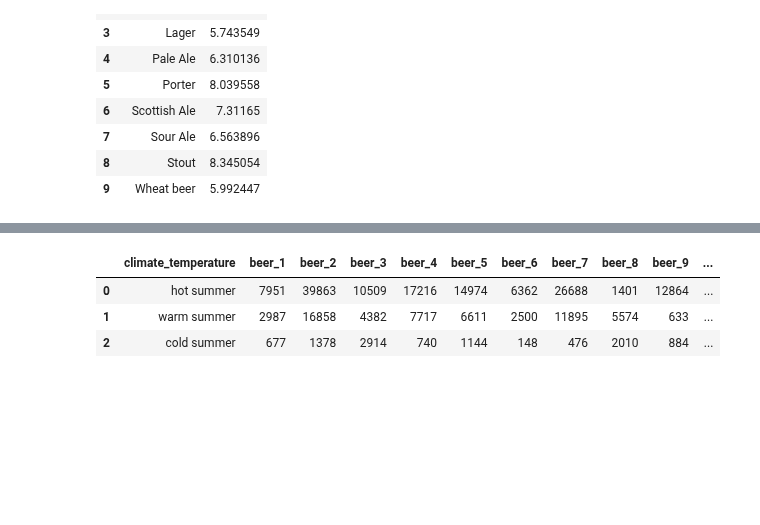
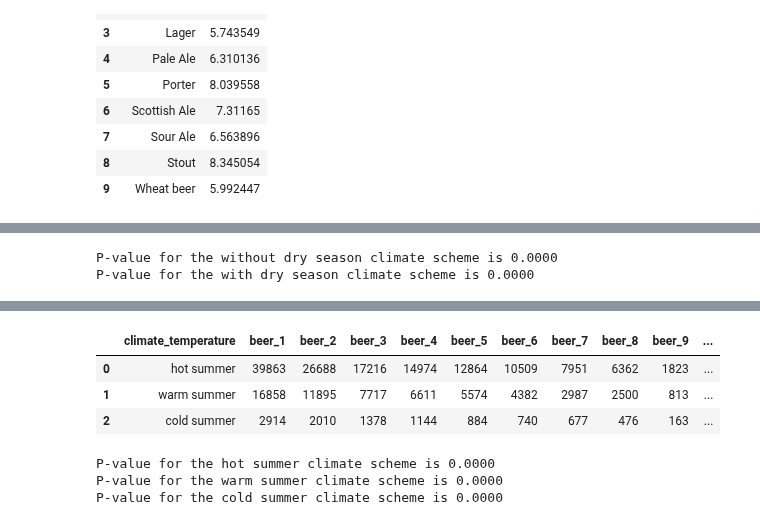
Before and after one commit to epfl-ada/ada-2023-project-riskybiscuits, a Jupyter notebook: styles_analysis.ipynb, the cells around one changed output, grey strips where cells are left out. Cells and saved outputs as stored; diff of their text form; code cells hidden in the pictures; blank space fills up the shorter version.

```diff
--- a/styles_analysis.ipynb
+++ b/styles_analysis.ipynb
@@ -197,14 +223,10 @@ plt.show()
 # %%
-# Let's try to do a chi2 test on overall score and general_style for reviews in Csa
+# For each climate, performe a chi2 test on the overall rating and the general style
 # H0: the two variables are independent
-# Repeat for all climates
-data_to_test = us_users_ratings[us_users_ratings['climate']=='Csa'][['overall', 'general_style']]
 
-# create a contingency table
-contingency_table = pd.crosstab(data_to_test['overall'], data_to_test['general_style'])
-
-# run the chi2 test
-chi2, p, dof, expected = stats.chi2_contingency(contingency_table)
-
-print("P-value is {}".format(p))
+for climate in us_users_ratings['climate'].unique():
+    data_to_test = us_users_ratings[us_users_ratings['climate']==climate][['overall', 'general_style']]
+    contingency_table = pd.crosstab(data_to_test['overall'], data_to_test['general_style'])
+    chi2, p, dof, expected = stats.chi2_contingency(contingency_table)
+    print("P-value for the {} climate is {:.5f}".format(climate, p))
 # %% [output]
@@ -273,5 +295,6 @@ Shape after filtering: (210158, 35)
 # %%
 # Can be useful
+us_abv_ratings = us_users_ratings.copy()
 abv_averge_per_beer_type = us_abv_ratings.groupby(['general_style'])['abv'].mean().reset_index()
 abv_averge_per_beer_type.head(10)
 # %% [output]
@@ -337,10 +360,7 @@ amount_reviews_per_climate_scheme = pd.DataFrame(columns=columns)
 for climate_scheme in us_abv_ratings['climate_scheme'].unique():
     row = [climate_scheme] + list(us_abv_ratings[us_abv_ratings['climate_scheme']==climate_scheme].groupby(['general_style'])['overall'].mean().sort_values(ascending=False).reset_index()['general_style'].values[:10])
     best_beers_per_climate_scheme.loc[len(best_beers_per_climate_scheme)] = row
-
-    num_reviews = us_abv_ratings[us_abv_ratings['climate_scheme']==climate_scheme]["general_style"].value_counts()
-    num_reviews = num_reviews[best_beers_per_climate_scheme.loc[len(best_beers_per_climate_scheme)-1][1:]]
-    amount_reviews_per_climate_scheme.loc[len(amount_reviews_per_climate_scheme)] = [climate_scheme] + list(num_reviews)
+    amount_reviews_per_climate_scheme.loc[len(amount_reviews_per_climate_scheme)] = [climate_scheme] + list(us_abv_ratings[us_abv_ratings['climate_scheme']==climate_scheme].groupby(['general_style'])['overall'].count().sort_values(ascending=False).reset_index()['overall'].values[:10])
 
 display(best_beers_per_climate_scheme)
 display(amount_reviews_per_climate_scheme)
@@ -363,10 +395,7 @@ amount_reviews_per_climate_precipitation = pd.DataFrame(columns=columns)
 for climate_precipitation in us_abv_ratings['climate_precipitation'].unique():
     row = [climate_precipitation] + list(us_abv_ratings[us_abv_ratings['climate_precipitation']==climate_precipitation].groupby(['general_style'])['overall'].mean().sort_values(ascending=False).reset_index()['general_style'].values[:10])
     best_beers_per_climate_precipitation.loc[len(best_beers_per_climate_precipitation)] = row
-
-    num_reviews = us_abv_ratings[us_abv_ratings['climate_precipitation']==climate_precipitation]["general_style"].value_counts()
-    num_reviews = num_reviews[best_beers_per_climate_precipitation.loc[len(best_beers_per_climate_precipitation)-1][1:]]
-    amount_reviews_per_climate_precipitation.loc[len(amount_reviews_per_climate_precipitation)] = [climate_precipitation] + list(num_reviews)
+    amount_reviews_per_climate_precipitation.loc[len(amount_reviews_per_climate_precipitation)] = [climate_precipitation] + list(us_abv_ratings[us_abv_ratings['climate_precipitation']==climate_precipitation].groupby(['general_style'])['overall'].count().sort_values(ascending=False).reset_index()['overall'].values[:10])
 
 display(best_beers_per_climate_precipitation)
 display(amount_reviews_per_climate_precipitation)
@@ -380,26 +409,34 @@ display(amount_reviews_per_climate_precipitation)
+# %%
+# For each climate precipitation, performe a chi2 test on the overall rating and the general style
+
+for climate_precipitation in us_abv_ratings['climate_precipitation'].unique():
+    data_to_test = us_abv_ratings[us_abv_ratings['climate_precipitation']==climate_precipitation][['overall', 'general_style']]
+    contingency_table = pd.crosstab(data_to_test['overall'], data_to_test['general_style'])
+    chi2, p, dof, expected = stats.chi2_contingency(contingency_table)
+    print("P-value for the {} climate scheme is {:.4f}".format(climate_precipitation, p))
+# %% [output]
+P-value for the without dry season climate scheme is 0.0000
+P-value for the with dry season climate scheme is 0.0000
 # %%
 # Now let's analyse the temperature of the climate and the overall rating
 columns = ['climate_temperature'] + ["beer_" + str(i) for i in range(1, 11)]
 
 best_beers_per_climate_temperature = pd.DataFrame(columns=columns)
 amount_reviews_per_climate_temperature = pd.DataFrame(columns=columns)
 
 for climate_temperature in us_abv_ratings['climate_temperature'].unique():
     row = [climate_temperature] + list(us_abv_ratings[us_abv_ratings['climate_temperature']==climate_temperature].groupby(['general_style'])['overall'].mean().sort_values(ascending=False).reset_index()['general_style'].values[:10])
     best_beers_per_climate_temperature.loc[len(best_beers_per_climate_temperature)] = row
-
-    num_reviews = us_abv_ratings[us_abv_ratings['climate_temperature']==climate_temperature]["general_style"].value_counts()
-    num_reviews = num_reviews[best_beers_per_climate_temperature.loc[len(best_beers_per_climate_temperature)-1][1:]]
-    amount_reviews_per_climate_temperature.loc[len(amount_reviews_per_climate_temperature)] = [climate_temperature] + list(num_reviews.values)
+    amount_reviews_per_climate_temperature.loc[len(amount_reviews_per_climate_temperature)] = [climate_temperature] + list(us_abv_ratings[us_abv_ratings['climate_temperature']==climate_temperature].groupby(['general_style'])['overall'].count().sort_values(ascending=False).reset_index()['overall'].values[:10])
 
 display(best_beers_per_climate_temperature)
 display(amount_reviews_per_climate_temperature)
 # %% [output]
 |  | climate_temperature | beer_1 | beer_2 | beer_3 | beer_4 | beer_5 | beer_6 | beer_7 | beer_8 | beer_9 | ... |
 | 0 | hot summer | Sour Ale | IPA | Stout | Brown Ale | Porter | Wheat beer | Pale Ale | Scottish Ale | Lager | ... |
 | 1 | warm summer | Sour Ale | IPA | Stout | Brown Ale | Porter | Wheat beer | Pale Ale | Lager | Scottish Ale | ... |
 | 2 | cold summer | Sour Ale | Brown Ale | IPA | Stout | Porter | Scottish Ale | Wheat beer | Pale Ale | Lager | ... |
 |  | climate_temperature | beer_1 | beer_2 | beer_3 | beer_4 | beer_5 | beer_6 | beer_7 | beer_8 | beer_9 | ... |
-| 0 | hot summer | 7951 | 39863 | 10509 | 17216 | 14974 | 6362 | 26688 | 1401 | 12864 | ... |
-| 1 | warm summer | 2987 | 16858 | 4382 | 7717 | 6611 | 2500 | 11895 | 5574 | 633 | ... |
-| 2 | cold summer | 677 | 1378 | 2914 | 740 | 1144 | 148 | 476 | 2010 | 884 | ... |
+| 0 | hot summer | 39863 | 26688 | 17216 | 14974 | 12864 | 10509 | 7951 | 6362 | 1823 | ... |
+| 1 | warm summer | 16858 | 11895 | 7717 | 6611 | 5574 | 4382 | 2987 | 2500 | 813 | ... |
+| 2 | cold summer | 2914 | 2010 | 1378 | 1144 | 884 | 740 | 677 | 476 | 163 | ... |
@@ -407,0 +443,12 @@ display(amount_reviews_per_climate_temperature)
+# %%
+# For each climate temperature, performe a chi2 test on the overall rating and the general style
+
+for climate_temperature in us_abv_ratings['climate_temperature'].unique():
+    data_to_test = us_abv_ratings[us_abv_ratings['climate_temperature']==climate_temperature][['overall', 'general_style']]
+    contingency_table = pd.crosstab(data_to_test['overall'], data_to_test['general_style'])
+    chi2, p, dof, expected = stats.chi2_contingency(contingency_table)
+    print("P-value for the {} climate scheme is {:.4f}".format(climate_temperature, p))
+# %% [output]
+P-value for the hot summer climate scheme is 0.0000
+P-value for the warm summer climate scheme is 0.0000
+P-value for the cold summer climate scheme is 0.0000
```
Also changed, not shown: parts of 18 cells of this notebook.
